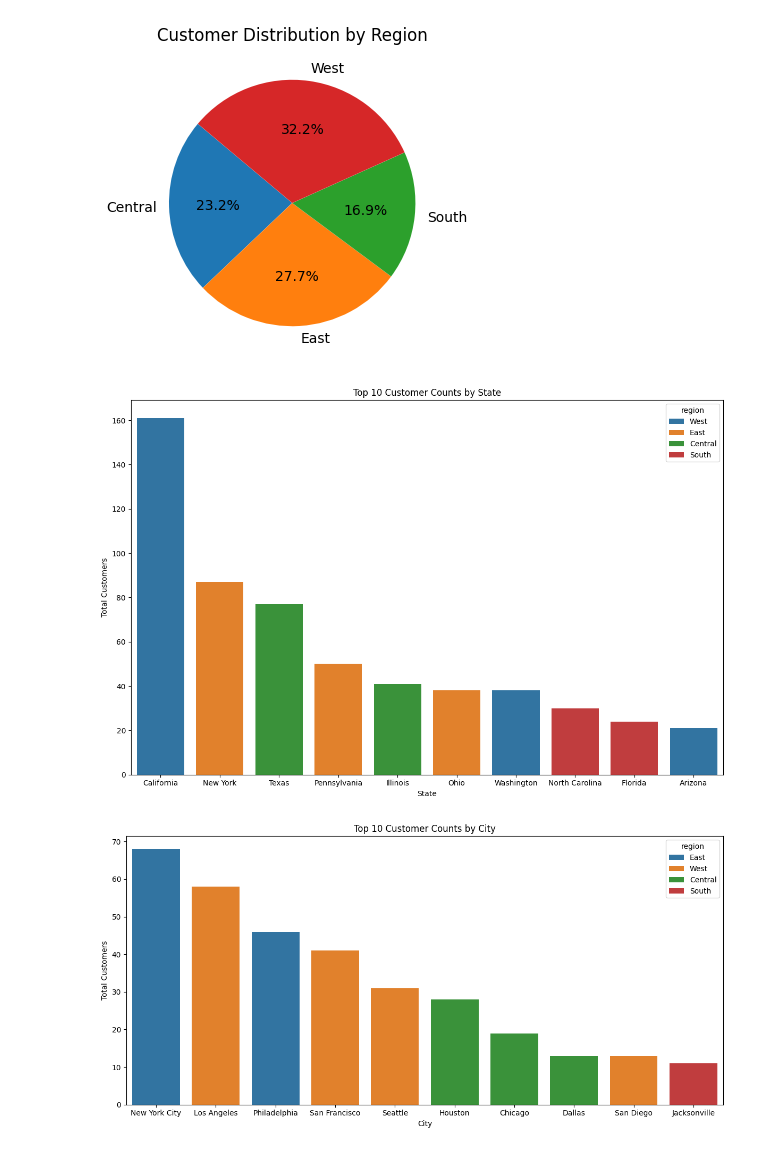
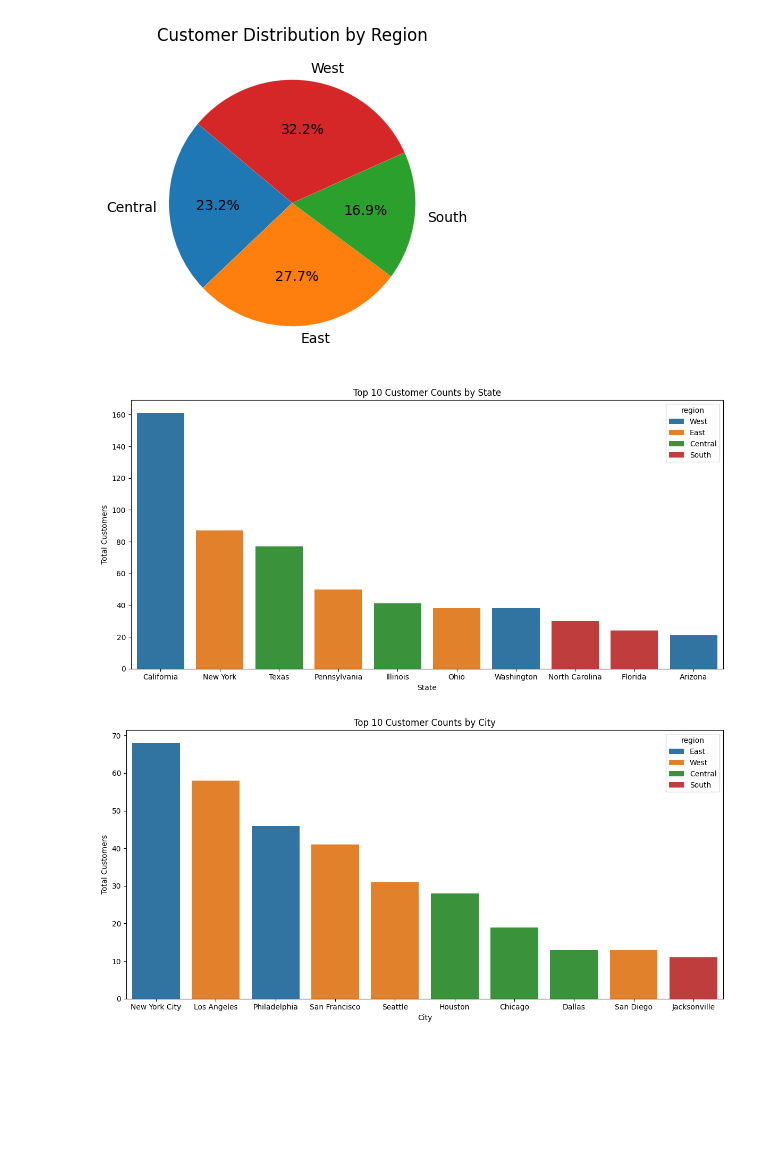
Before and after one commit to markcelemen/sales-performance-dashboard, a Jupyter notebook: eda.ipynb, the cells around one changed output. Cells and saved outputs as stored; diff of their text form; code cells hidden in the pictures; blank space fills up the shorter version.

```diff
--- a/eda.ipynb
+++ b/eda.ipynb
@@ -115,18 +109,18 @@ plt.show()
 # %%
 # state-level / top 10
 state_df = df.groupby(['state', 'region'])['total_customers'].sum().reset_index()
 top_states = state_df.nlargest(10, 'total_customers')
 
-plt.figure(figsize=(12, 8))
+plt.figure(figsize=(12, 6))
 sns.barplot(data=top_states, x='state', y='total_customers', hue='region')
 
 plt.title('Top 10 Customer Counts by State')
 plt.xlabel('State')
 plt.ylabel('Total Customers')
 plt.tight_layout()
 plt.show()
 # %% [output]
-[figure, old version]
+[figure, new version]
 # %%
 # city-level / top 10
 city_df = df.groupby(['city', 'region'])['total_customers'].sum().reset_index()
```
Also changed, not shown: parts of 6 cells of this notebook.
